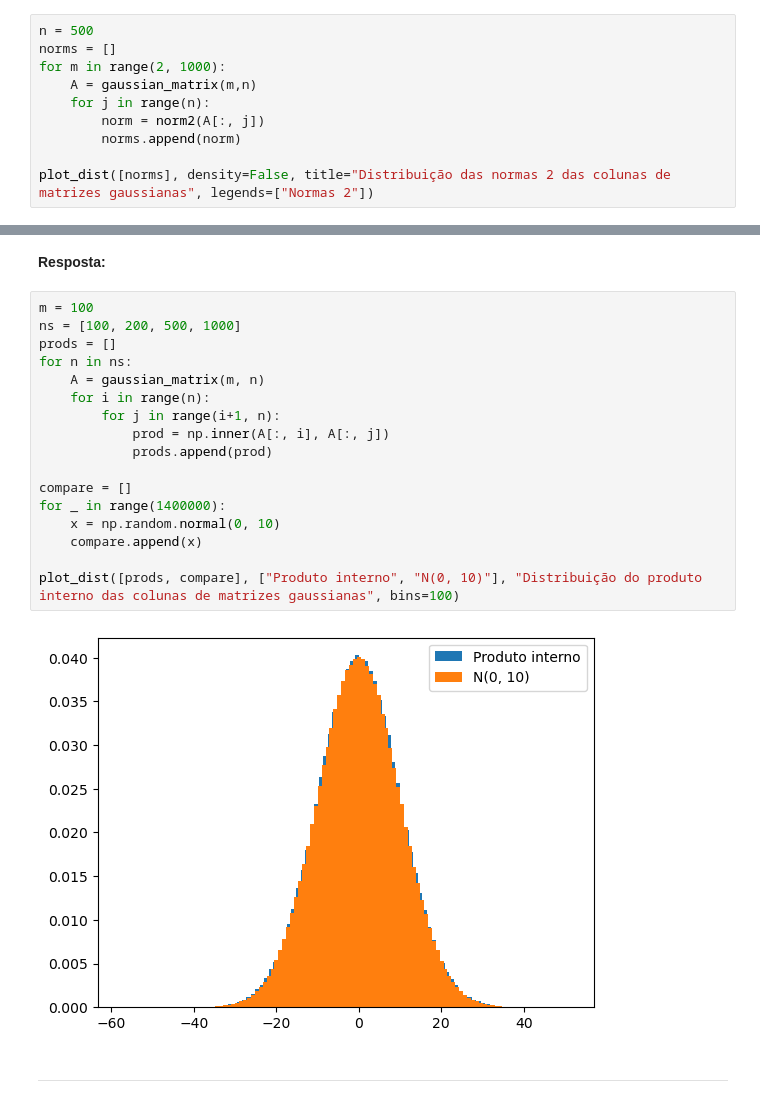
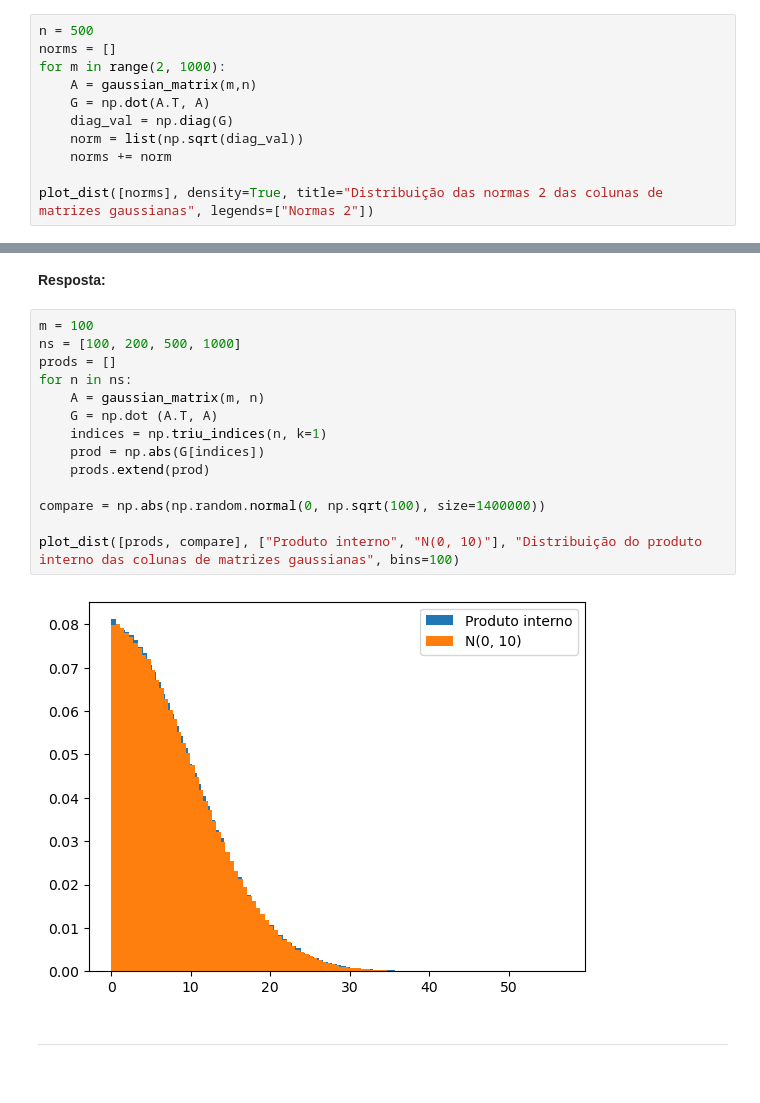
Before and after one commit to alexoliveiraFGV24/rand_nla, a Jupyter notebook: final/Projeto4.ipynb, the cells around one changed output, grey strips where cells are left out. Saved outputs shown, nothing was run; the diff lists cells and outputs as text.

```diff
--- a/final/Projeto4.ipynb
+++ b/final/Projeto4.ipynb
@@ -43,9 +43,10 @@ n = 500
 norms = []
 for m in range(2, 1000):
     A = gaussian_matrix(m,n)
-    for j in range(n):
-        norm = norm2(A[:, j])
-        norms.append(norm)
+    G = np.dot(A.T, A)
+    diag_val = np.diag(G)
+    norm = list(np.sqrt(diag_val))
+    norms += norm
 
-plot_dist([norms], density=False, title="Distribuição das normas 2 das colunas de matrizes gaussianas", legends=["Normas 2"])
+plot_dist([norms], density=True, title="Distribuição das normas 2 das colunas de matrizes gaussianas", legends=["Normas 2"])
 # %% [output]
@@ -59,22 +60,19 @@ plot_dist([norms], density=False, title="Distribuição das normas 2 das colunas
 # %%
 m = 100
 ns = [100, 200, 500, 1000]
 prods = []
 for n in ns:
     A = gaussian_matrix(m, n)
-    for i in range(n):
-        for j in range(i+1, n):
-            prod = np.inner(A[:, i], A[:, j])
-            prods.append(prod)
+    G = np.dot (A.T, A)
+    indices = np.triu_indices(n, k=1)
+    prod = np.abs(G[indices])
+    prods.extend(prod)
 
-compare = []
-for _ in range(1400000):
-    x = np.random.normal(0, 10)
-    compare.append(x)
+compare = np.abs(np.random.normal(0, np.sqrt(100), size=1400000))
 
 plot_dist([prods, compare], ["Produto interno", "N(0, 10)"], "Distribuição do produto interno das colunas de matrizes gaussianas", bins=100)
 # %% [output]
-[figure, old version]
+[figure, new version]
 # %% [markdown]
 ---
 # %% [markdown]
```
Also changed, not shown: parts of 5 cells of this notebook.
